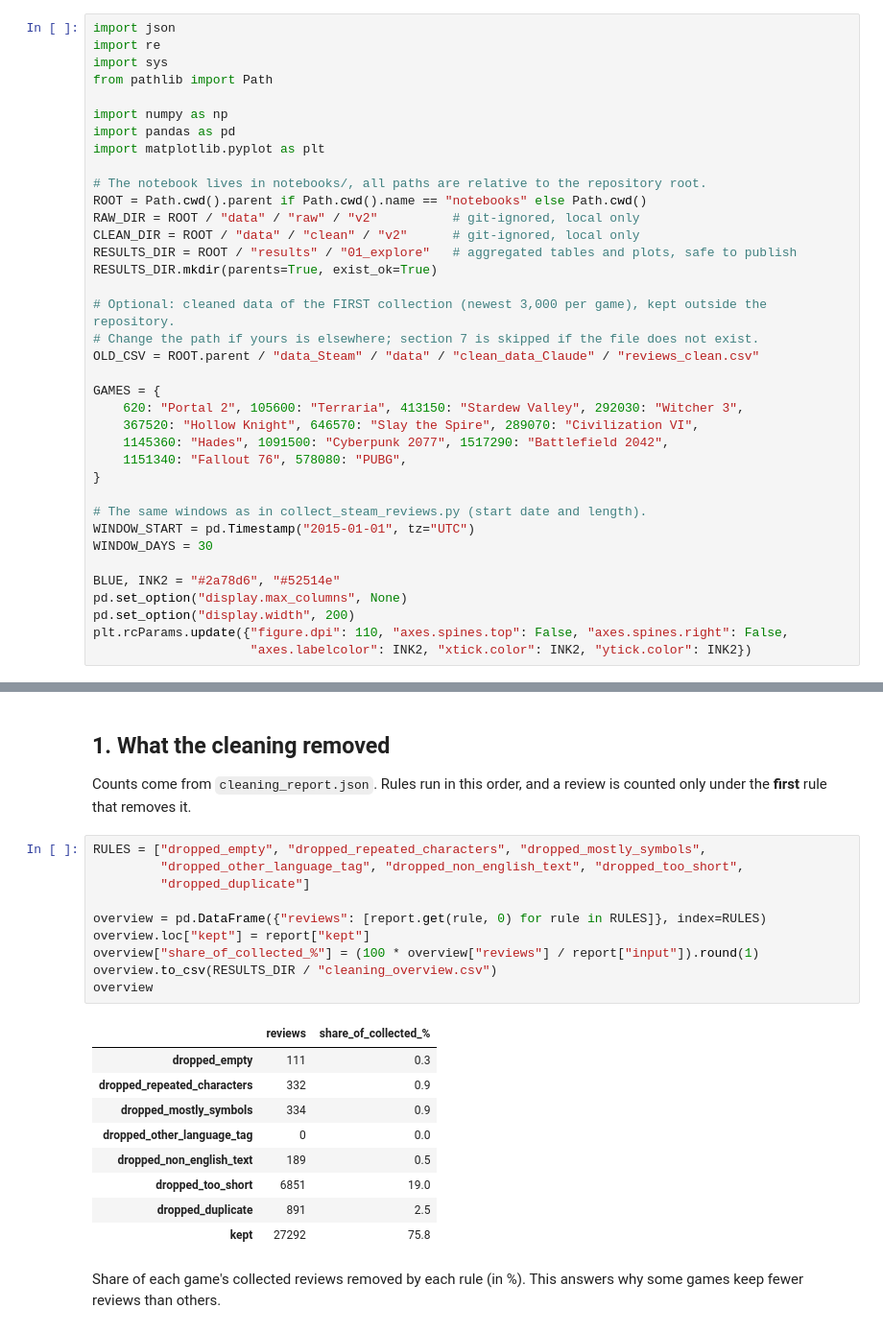
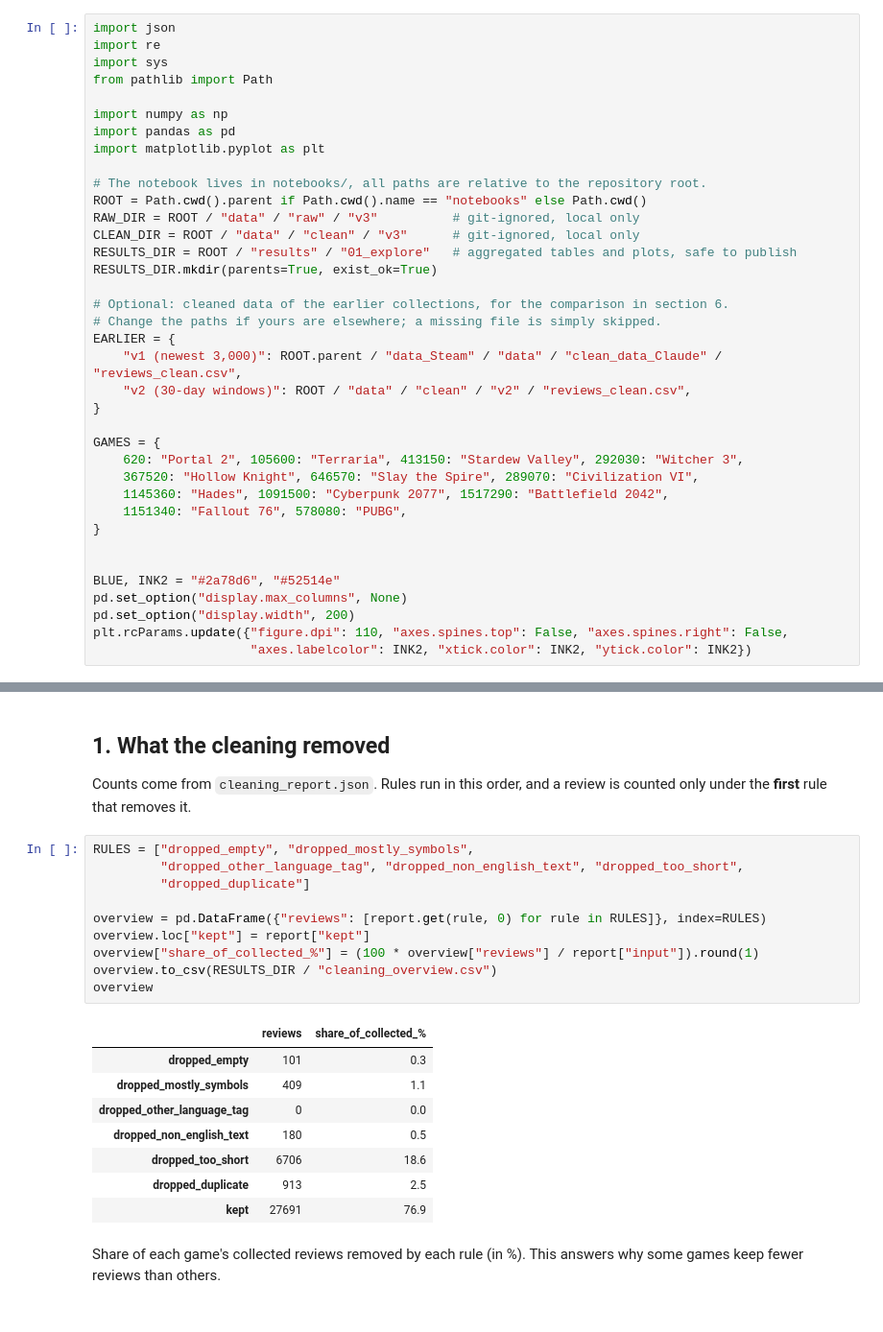
Before and after one commit to nike03156/ta2-semestral-project, a Jupyter notebook: notebooks/01_explore_human_reviews.ipynb, the cells around one changed output, grey strips where cells are left out. Shown at 96% size. Drawn from its saved outputs; the diff is of its cells as text.

```diff
--- a/notebooks/01_explore_human_reviews.ipynb
+++ b/notebooks/01_explore_human_reviews.ipynb
@@ -22,14 +24,17 @@ import matplotlib.pyplot as plt
 
 # The notebook lives in notebooks/, all paths are relative to the repository root.
 ROOT = Path.cwd().parent if Path.cwd().name == "notebooks" else Path.cwd()
-RAW_DIR = ROOT / "data" / "raw" / "v2"          # git-ignored, local only
-CLEAN_DIR = ROOT / "data" / "clean" / "v2"      # git-ignored, local only
+RAW_DIR = ROOT / "data" / "raw" / "v3"          # git-ignored, local only
+CLEAN_DIR = ROOT / "data" / "clean" / "v3"      # git-ignored, local only
 RESULTS_DIR = ROOT / "results" / "01_explore"   # aggregated tables and plots, safe to publish
 RESULTS_DIR.mkdir(parents=True, exist_ok=True)
 
-# Optional: cleaned data of the FIRST collection (newest 3,000 per game), kept outside the repository.
-# Change the path if yours is elsewhere; section 7 is skipped if the file does not exist.
-OLD_CSV = ROOT.parent / "data_Steam" / "data" / "clean_data_Claude" / "reviews_clean.csv"
+# Optional: cleaned data of the earlier collections, for the comparison in section 6.
+# Change the paths if yours are elsewhere; a missing file is simply skipped.
+EARLIER = {
+    "v1 (newest 3,000)": ROOT.parent / "data_Steam" / "data" / "clean_data_Claude" / "reviews_clean.csv",
+    "v2 (30-day windows)": ROOT / "data" / "clean" / "v2" / "reviews_clean.csv",
+}
 
 GAMES = {
     620: "Portal 2", 105600: "Terraria", 413150: "Stardew Valley", 292030: "Witcher 3",
@@ -38,9 +43,6 @@ GAMES = {
     1151340: "Fallout 76", 578080: "PUBG",
 }
 
-# The same windows as in collect_steam_reviews.py (start date and length).
-WINDOW_START = pd.Timestamp("2015-01-01", tz="UTC")
-WINDOW_DAYS = 30
 
 BLUE, INK2 = "#2a78d6", "#52514e"
 pd.set_option("display.max_columns", None)
@@ -70,25 +72,24 @@ print(f"{len(df):,} kept reviews from {df['game'].nunique()} games, "
 
 Counts come from `cleaning_report.json`. Rules run in this order, and a review is counted only under the **first** rule that removes it.
 # %%
-RULES = ["dropped_empty", "dropped_repeated_characters", "dropped_mostly_symbols",
+RULES = ["dropped_empty", "dropped_mostly_symbols",
          "dropped_other_language_tag", "dropped_non_english_text", "dropped_too_short",
          "dropped_duplicate"]
 
 overview = pd.DataFrame({"reviews": [report.get(rule, 0) for rule in RULES]}, index=RULES)
 overview.loc["kept"] = report["kept"]
 overview["share_of_collected_%"] = (100 * overview["reviews"] / report["input"]).round(1)
 overview.to_csv(RESULTS_DIR / "cleaning_overview.csv")
 overview
 # %% [output]
 |  | reviews | share_of_collected_% |
-| dropped_empty | 111 | 0.3 |
-| dropped_repeated_characters | 332 | 0.9 |
-| dropped_mostly_symbols | 334 | 0.9 |
+| dropped_empty | 101 | 0.3 |
+| dropped_mostly_symbols | 409 | 1.1 |
 | dropped_other_language_tag | 0 | 0.0 |
-| dropped_non_english_text | 189 | 0.5 |
-| dropped_too_short | 6851 | 19.0 |
-| dropped_duplicate | 891 | 2.5 |
-| kept | 27292 | 75.8 |
+| dropped_non_english_text | 180 | 0.5 |
+| dropped_too_short | 6706 | 18.6 |
+| dropped_duplicate | 913 | 2.5 |
+| kept | 27691 | 76.9 |
 # %% [markdown]
 Share of each game's collected reviews removed by each rule (in %). This answers why some games keep fewer reviews than others.
 # %%
```
Also changed, not shown: parts of 39 cells of this notebook, 16 other files.
